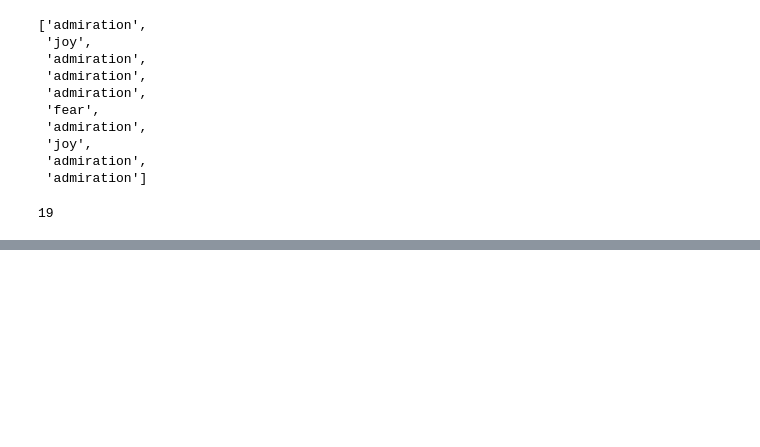
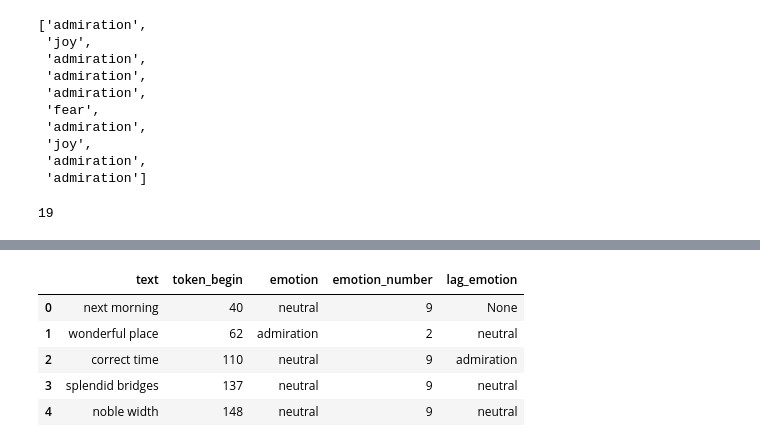
Before and after one commit to robertofuentesr/Useful_python_functions_ML, a Jupyter notebook: (11) Text Analysis/(3) NLP in action, analyzing Dracula.ipynb, the cells around one changed output, grey strips where cells are left out. Drawn from its saved outputs; the diff is of its cells as text; code cells hidden in the pictures; blank space fills up the shorter version.

```diff
--- a/(11) Text Analysis/(3) NLP in action, analyzing Dracula.ipynb
+++ b/(11) Text Analysis/(3) NLP in action, analyzing Dracula.ipynb
@@ -188,0 +202,10 @@ Notice that we can see "spots" where the caracther has fear. Other points at the
+# %%
+df['lag_emotion'] = df['emotion'].shift(1)
+df.head()
+# %% [output]
+|  | text | token_begin | emotion | emotion_number | lag_emotion |
+| 0 | next morning | 40 | neutral | 9 | None |
+| 1 | wonderful place | 62 | admiration | 2 | neutral |
+| 2 | correct time | 110 | neutral | 9 | admiration |
+| 3 | splendid bridges | 137 | neutral | 9 | neutral |
+| 4 | noble width | 148 | neutral | 9 | neutral |
```
Also changed, not shown: parts of 11 cells of this notebook.
